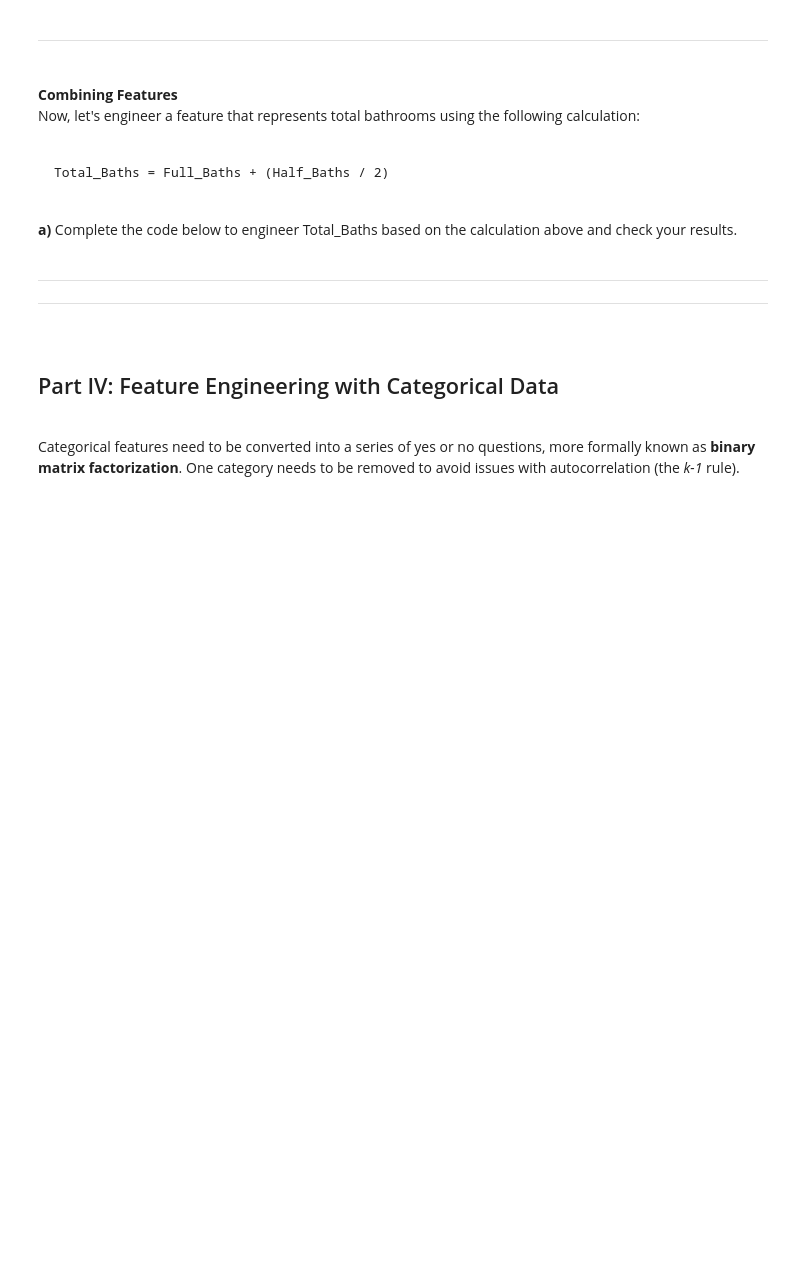
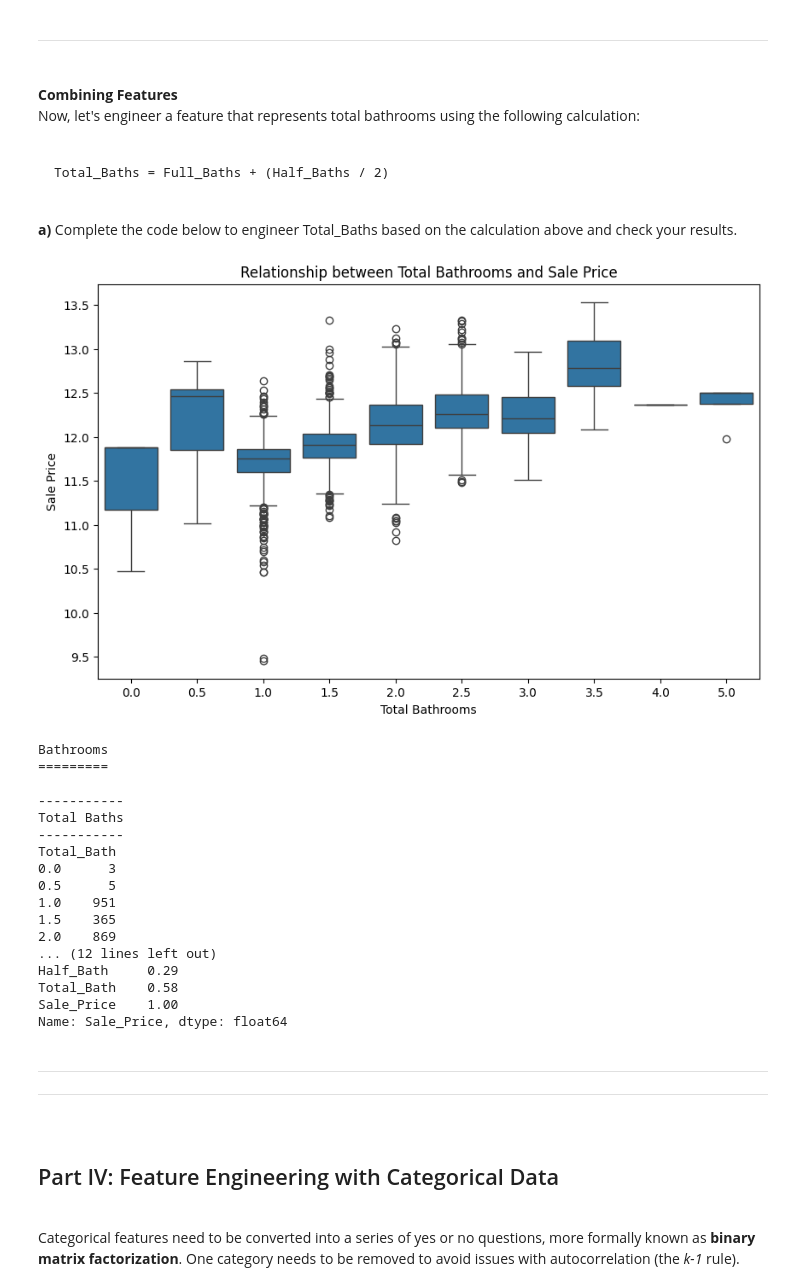
Before and after one commit to Nils0217/Efficient-Base-Modeling, a Jupyter notebook: Script 03 - Feature Engineering - Guided.ipynb, the cells around one changed output. Cells and saved outputs as stored; diff of their text form; code cells hidden in the pictures; blank space fills up the shorter version.

```diff
--- a/Script 03 - Feature Engineering - Guided.ipynb
+++ b/Script 03 - Feature Engineering - Guided.ipynb
@@ -620,17 +620,17 @@ Total_Baths = Full_Baths + (Half_Baths / 2)
 <strong>a)</strong> Complete the code below to engineer Total_Baths based on the calculation above and check your results.
 # %%
 # total bathrooms
-housing['Total_Bath'] = ____
-
+housing['Total_Bath'] = housing['Full_Bath']+(housing['Half_Bath']/2)
+#housing['Total_Bath'] = housing['Full_Bath']+housing['Half_Bath']
 
 # setting figure size
-fig, ax = plt.subplots(figsize = (15, 10))
+fig, ax = plt.subplots(figsize = (10,6))
 
 
 # developing a boxplot
-sns.boxplot(x    = ____,
-            y    = ____,
-            data = ____)
+sns.boxplot(x    = 'Total_Bath',
+            y    = "log_Sale_Price",
+            data = housing)
 
 
 
@@ -645,33 +645,52 @@ plt.tight_layout
 plt.show()
 
 
 ## the following code has been written for you ##
 
 # developing a correlation matrix
 bath_corr = housing.loc[ : , ['Full_Bath',
                               'Half_Bath',
                               'Total_Bath',
                               'Sale_Price']  ].corr(method = 'pearson')\
                                               .round(decimals = 2)
 
 
 # printing value counts and correlations bathrooms
 print(f"""
 Bathrooms
 =========
 
 -----------
 Total Baths
 -----------
 {housing['Total_Bath'].value_counts(normalize = False).sort_index()}
 
 
 ---------------------
 Bathroom Correlations
 ---------------------
 {bath_corr['Sale_Price']}
 
 """)
+# %% [output]
+[figure, added]
+Bathrooms
+=========
+
+-----------
+Total Baths
+-----------
+Total_Bath
+0.0      3
+0.5      5
+1.0    951
+1.5    365
+2.0    869
+... (12 lines left out)
+Half_Bath     0.29
+Total_Bath    0.58
+Sale_Price    1.00
+Name: Sale_Price, dtype: float64
 # %% [markdown]
 <hr style="height:.9px;border:none;color:#333;background-color:#333;" />
 <hr style="height:.9px;border:none;color:#333;background-color:#333;" /><br>
```
Also changed, not shown: parts of 24 cells of this notebook.
